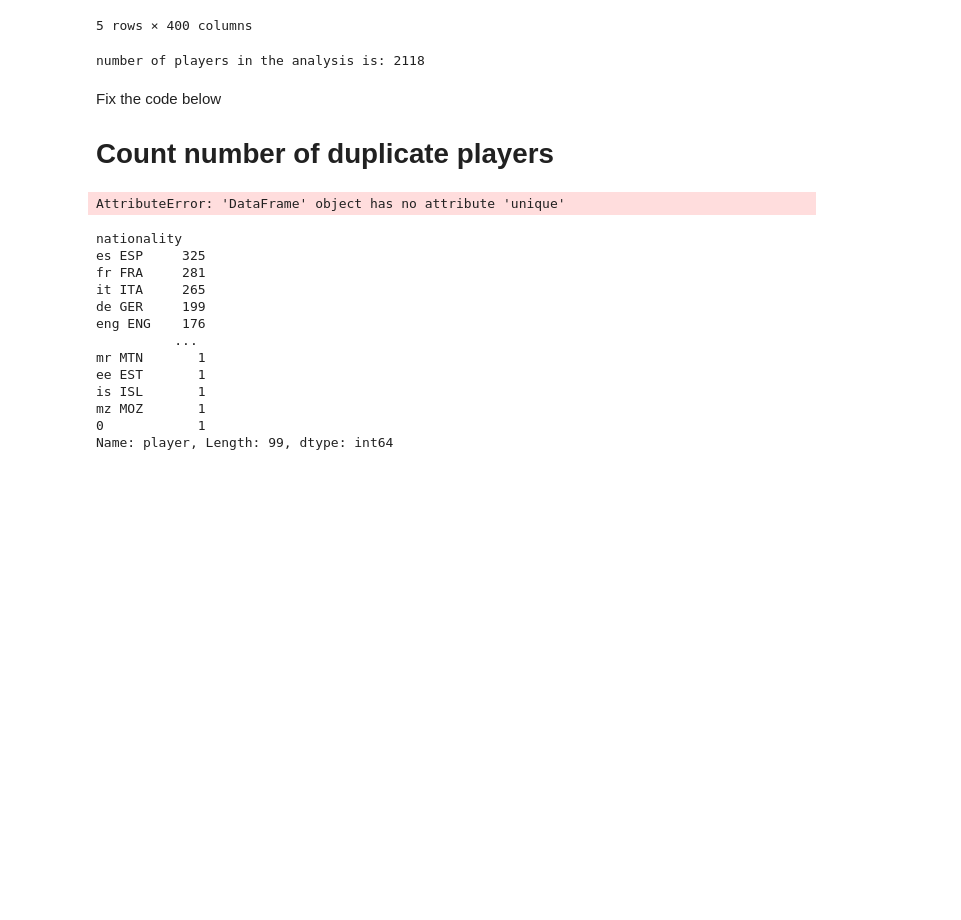
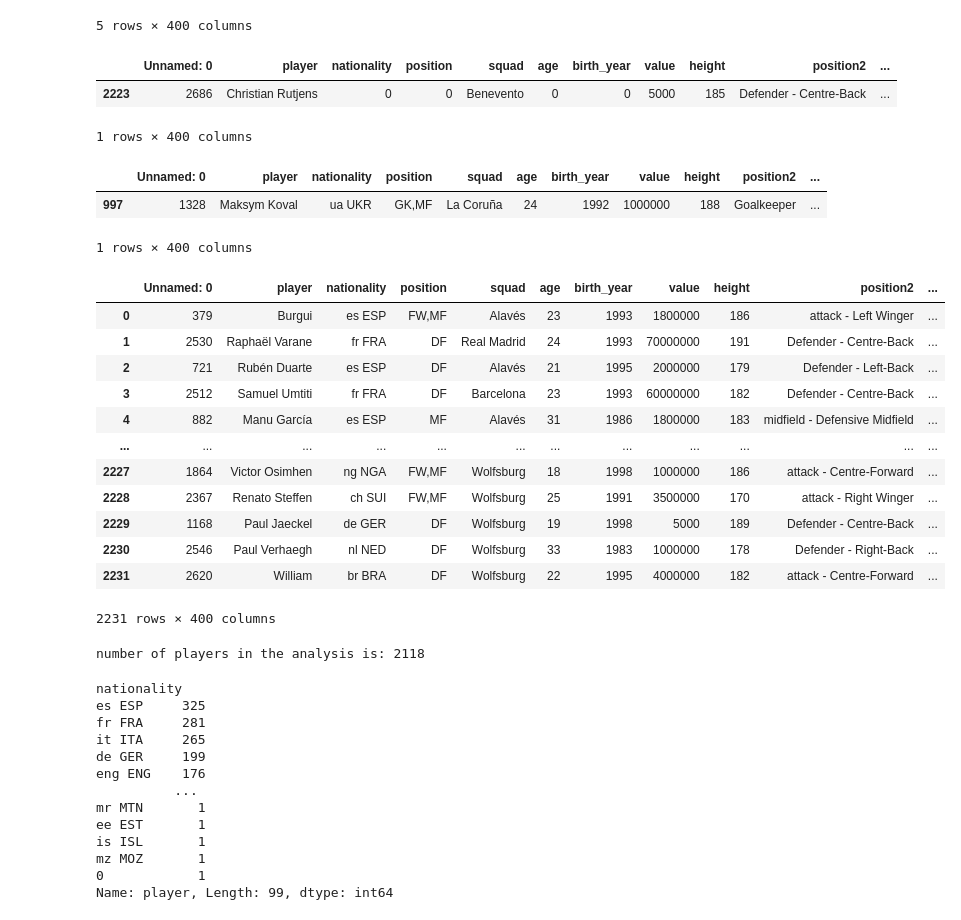
Before and after one commit to RockyOwens/Project1, a Jupyter notebook: SoccerPlayerAnalysis.ipynb, the cells around one changed output. Drawn from its saved outputs; the diff is of its cells as text; code cells hidden in the pictures; blank space fills up the shorter version.

```diff
--- a/SoccerPlayerAnalysis.ipynb
+++ b/SoccerPlayerAnalysis.ipynb
@@ -24,12 +24,38 @@ soccer_data.head()
 | 3 | 2512 | Samuel Umtiti | fr FRA | DF | Barcelona | 23 | 1993 | 60000000 | 182 | Defender - Centre-Back | ... |
 | 4 | 882 | Manu García | es ESP | MF | Alavés | 31 | 1986 | 1800000 | 183 | midfield - Defensive Midfield | ... |
 5 rows × 400 columns
+# %%
+soccer_data[soccer_data["age"]==0]
+# %% [output]
+|  | Unnamed: 0 | player | nationality | position | squad | age | birth_year | value | height | position2 | ... |
+| 2223 | 2686 | Christian Rutjens | 0 | 0 | Benevento | 0 | 0 | 5000 | 185 | Defender - Centre-Back | ... |
+1 rows × 400 columns
+# %%
+soccer_data[soccer_data["position"]=="GK,MF"]
+# %% [output]
+|  | Unnamed: 0 | player | nationality | position | squad | age | birth_year | value | height | position2 | ... |
+| 997 | 1328 | Maksym Koval | ua UKR | GK,MF | La Coruña | 24 | 1992 | 1000000 | 188 | Goalkeeper | ... |
+1 rows × 400 columns
+# %%
+clean_data = soccer_data.drop(index=2223)
+clean_data
+# %% [output]
+|  | Unnamed: 0 | player | nationality | position | squad | age | birth_year | value | height | position2 | ... |
+| 0 | 379 | Burgui | es ESP | FW,MF | Alavés | 23 | 1993 | 1800000 | 186 | attack - Left Winger | ... |
+| 1 | 2530 | Raphaël Varane | fr FRA | DF | Real Madrid | 24 | 1993 | 70000000 | 191 | Defender - Centre-Back | ... |
+| 2 | 721 | Rubén Duarte | es ESP | DF | Alavés | 21 | 1995 | 2000000 | 179 | Defender - Left-Back | ... |
+| 3 | 2512 | Samuel Umtiti | fr FRA | DF | Barcelona | 23 | 1993 | 60000000 | 182 | Defender - Centre-Back | ... |
+| 4 | 882 | Manu García | es ESP | MF | Alavés | 31 | 1986 | 1800000 | 183 | midfield - Defensive Midfield | ... |
+| ... | ... | ... | ... | ... | ... | ... | ... | ... | ... | ... | ... |
+| 2227 | 1864 | Victor Osimhen | ng NGA | FW,MF | Wolfsburg | 18 | 1998 | 1000000 | 186 | attack - Centre-Forward | ... |
+| 2228 | 2367 | Renato Steffen | ch SUI | FW,MF | Wolfsburg | 25 | 1991 | 3500000 | 170 | attack - Right Winger | ... |
+| 2229 | 1168 | Paul Jaeckel | de GER | DF | Wolfsburg | 19 | 1998 | 5000 | 189 | Defender - Centre-Back | ... |
+| 2230 | 2546 | Paul Verhaegh | nl NED | DF | Wolfsburg | 33 | 1983 | 1000000 | 178 | Defender - Right-Back | ... |
+| 2231 | 2620 | William | br BRA | DF | Wolfsburg | 22 | 1995 | 4000000 | 182 | attack - Centre-Forward | ... |
+2231 rows × 400 columns
 # %%
 # Count the total number of players
 total_players = len(soccer_data['player'].unique())
 print(f'number of players in the analysis is: {total_players}')
 # %% [output]
 number of players in the analysis is: 2118
-# %% [markdown]
-Fix the code below
-# Count number of duplicate players
@@ -36,8 +65,6 @@ Fix the code below
 # %%
 # Count number of duplicate players
-duplicate_total_players = soccer_data[soccer_data.duplicated(["player"],keep="first")].unique()
+# duplicate_total_players = soccer_data[soccer_data.duplicated(["player"],keep="first")].unique()
-# %% [output]
-AttributeError: 'DataFrame' object has no attribute 'unique'
 # %%
 # Determine which nationality has the most players included in the analysis
 nationality_count = soccer_data.groupby(['nationality']).count()['player']
```
Also changed, not shown: parts of 8 cells of this notebook.
